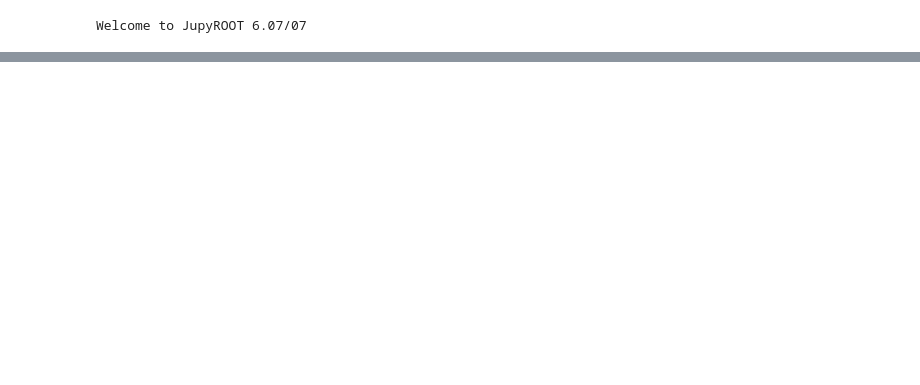
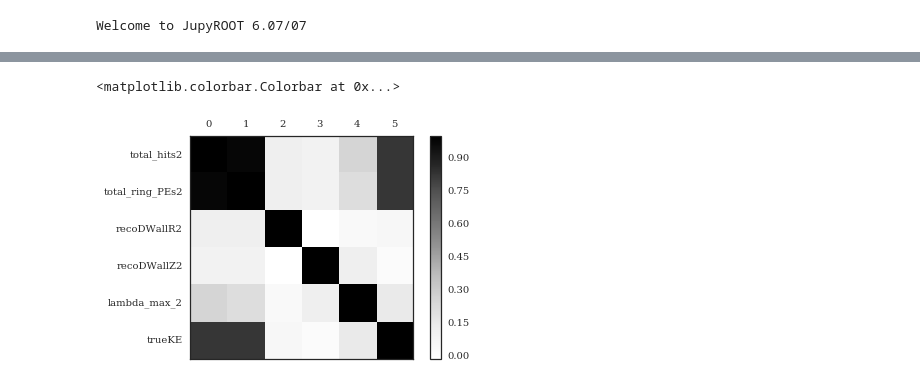
Before and after one commit to fmuheim/hyperk, a Jupyter notebook: reco/xgboost_regression_energy_reco.ipynb, the cells around one changed output, grey strips where cells are left out. Saved outputs shown, nothing was run; the diff lists cells and outputs as text; code cells hidden in the pictures; blank space fills up the shorter version.

```diff
--- a/reco/xgboost_regression_energy_reco.ipynb
+++ b/reco/xgboost_regression_energy_reco.ipynb
@@ -11,0 +32,10 @@ Welcome to JupyROOT 6.07/07
+# %%
+corr = data_frame.corr()
+fig, ax = plt.subplots()
+cax = ax.matshow(corr)
+#plt.xticks(range(len(corr.columns)), corr.columns);
+plt.yticks(range(len(corr.columns)), corr.columns);
+plt.colorbar(cax)
+# %% [output]
+<matplotlib.colorbar.Colorbar at 0x...>
+[figure, added]
```
Also changed, not shown: parts of 31 cells of this notebook, 1 other file.
